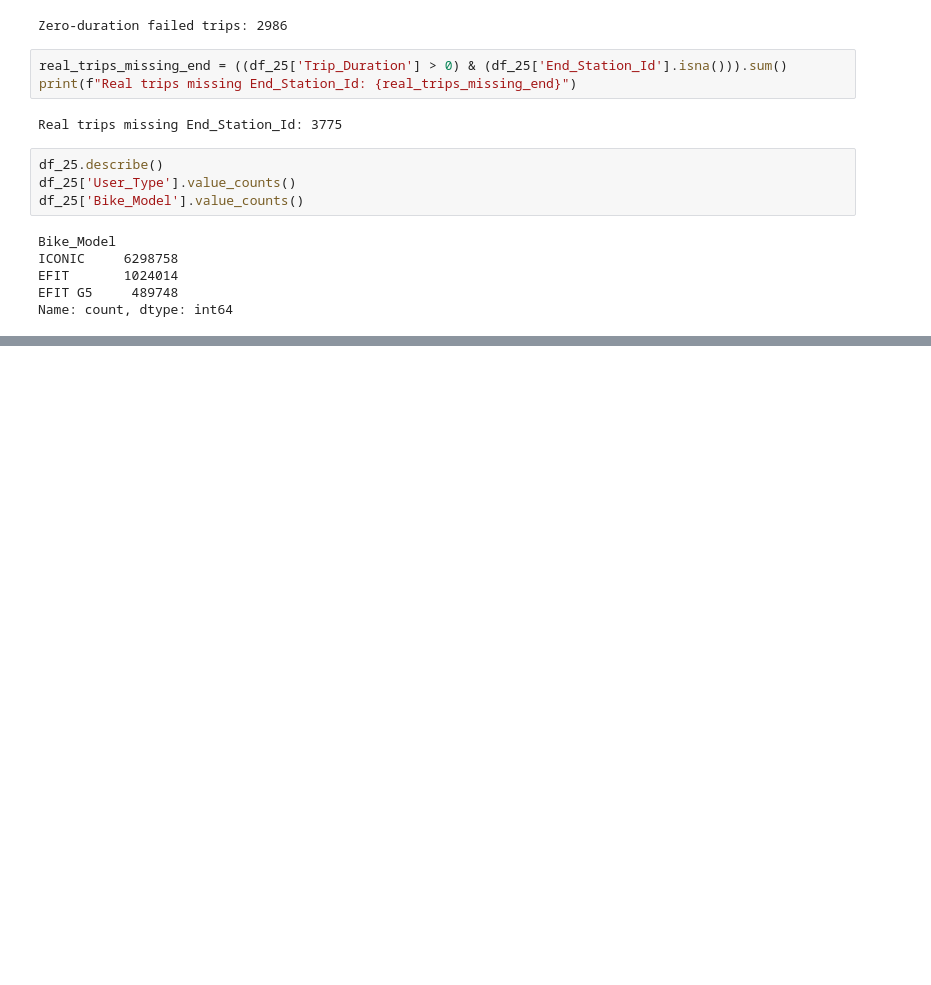
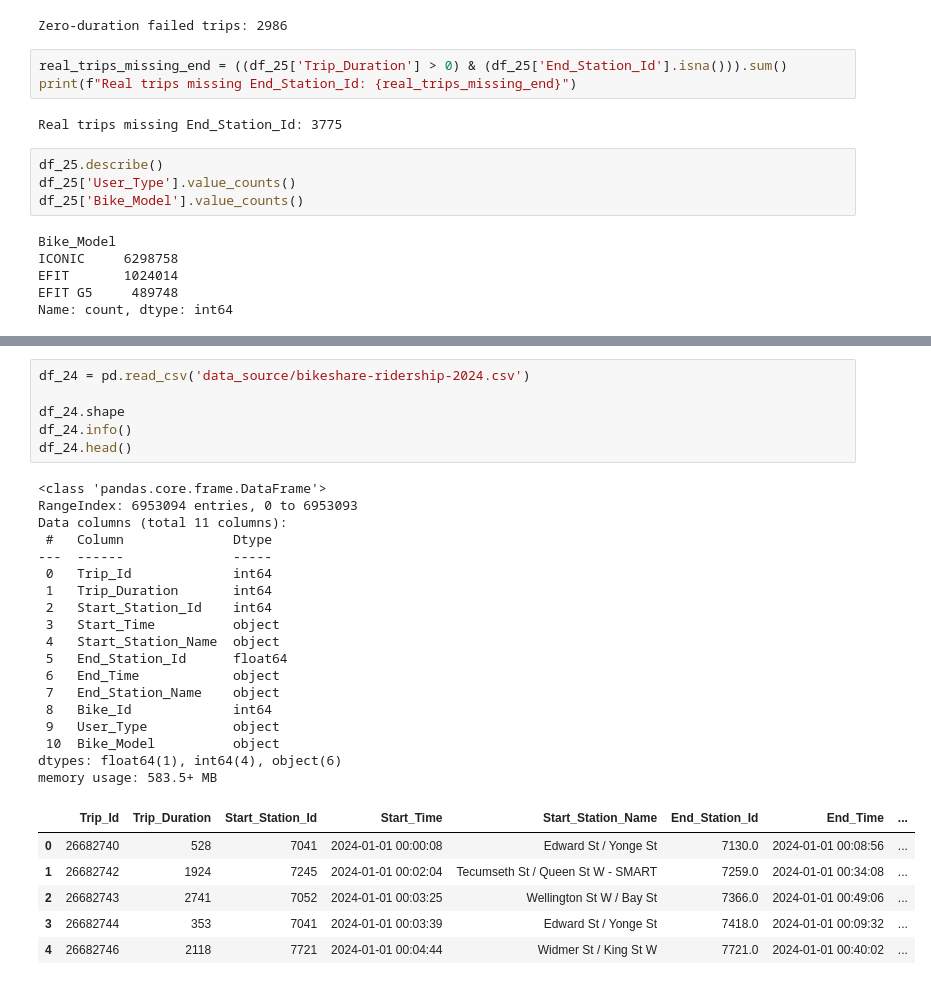
Before and after one commit to john-nio/portfolio-projects, a Jupyter notebook: toronto_bikeshare/bikeshare.ipynb, the cells around one changed output, grey strips where cells are left out. Saved outputs shown, nothing was run; the diff lists cells and outputs as text; blank space fills up the shorter version.

```diff
--- a/toronto_bikeshare/bikeshare.ipynb
+++ b/toronto_bikeshare/bikeshare.ipynb
@@ -226,0 +235,31 @@ Name: count, dtype: int64
+# %%
+df_24 = pd.read_csv('data_source/bikeshare-ridership-2024.csv')
+
+df_24.shape
+df_24.info()
+df_24.head()
+# %% [output]
+<class 'pandas.core.frame.DataFrame'>
+RangeIndex: 6953094 entries, 0 to 6953093
+Data columns (total 11 columns):
+ #   Column              Dtype
+---  ------              -----
+ 0   Trip_Id             int64
+ 1   Trip_Duration       int64
+ 2   Start_Station_Id    int64
+ 3   Start_Time          object
+ 4   Start_Station_Name  object
+ 5   End_Station_Id      float64
+ 6   End_Time            object
+ 7   End_Station_Name    object
+ 8   Bike_Id             int64
+ 9   User_Type           object
+ 10  Bike_Model          object
+dtypes: float64(1), int64(4), object(6)
+memory usage: 583.5+ MB
+|  | Trip_Id | Trip_Duration | Start_Station_Id | Start_Time | Start_Station_Name | End_Station_Id | End_Time | ... |
+| 0 | 26682740 | 528 | 7041 | 2024-01-01 00:00:08 | Edward St / Yonge St | 7130.0 | 2024-01-01 00:08:56 | ... |
+| 1 | 26682742 | 1924 | 7245 | 2024-01-01 00:02:04 | Tecumseth St / Queen St W - SMART | 7259.0 | 2024-01-01 00:34:08 | ... |
+| 2 | 26682743 | 2741 | 7052 | 2024-01-01 00:03:25 | Wellington St W / Bay St | 7366.0 | 2024-01-01 00:49:06 | ... |
+| 3 | 26682744 | 353 | 7041 | 2024-01-01 00:03:39 | Edward St / Yonge St | 7418.0 | 2024-01-01 00:09:32 | ... |
+| 4 | 26682746 | 2118 | 7721 | 2024-01-01 00:04:44 | Widmer St / King St W | 7721.0 | 2024-01-01 00:40:02 | ... |
```
Also changed, not shown: parts of 6 cells of this notebook.
